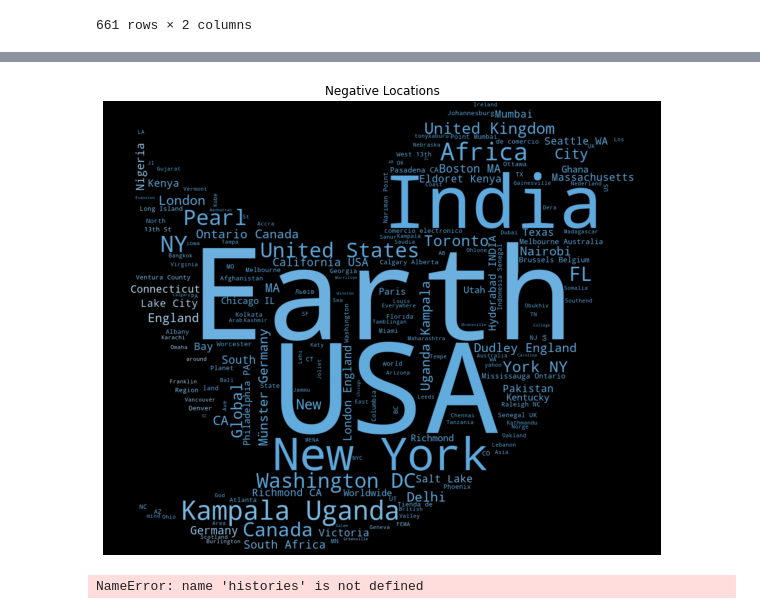
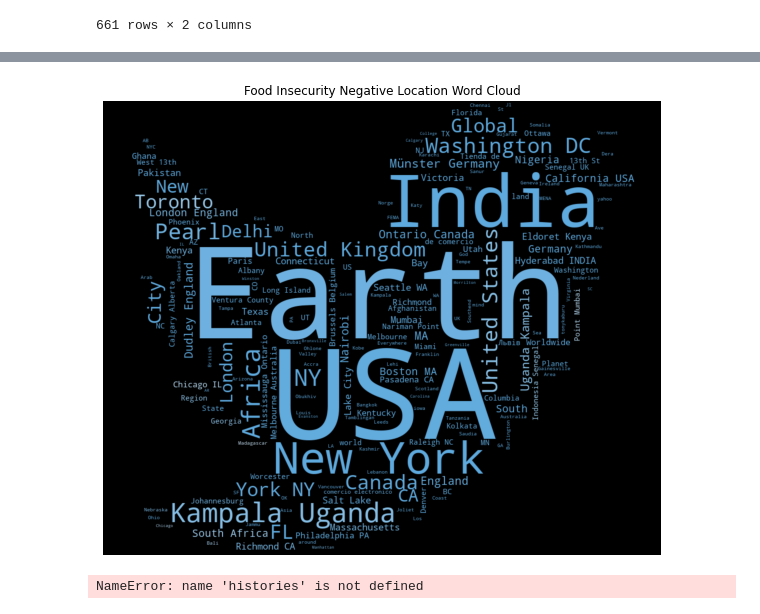
Before and after one commit to Reach2sudharsan/Sentiment-Analysis-of-Food-Insecurity, a Jupyter notebook: food-insecurity-analysis.ipynb, the cells around one changed output, grey strips where cells are left out. Cells and saved outputs as stored; diff of their text form; code cells hidden in the pictures.

```diff
--- a/food-insecurity-analysis.ipynb
+++ b/food-insecurity-analysis.ipynb
@@ -585,18 +588,18 @@ plt.show()
 # %%
 n_loc = ' '.join(text for text in n_food['location'])
 
 Mask = np.array(Image.open(requests.get('http://clipart-library.com/image_gallery2/Twitter-PNG-Image.png', stream=True).raw))
 image_colors = ImageColorGenerator(Mask)
 wc = WordCloud(background_color='black', height=1500, width=4000,mask=Mask).generate(n_loc)
 
 plt.figure(figsize=(10,10))
 plt.imshow(wc.recolor(color_func=image_colors),interpolation="hamming")
-plt.title('Negative Locations')
+plt.title('Food Insecurity Negative Location Word Cloud')
 plt.axis('off')
 plt.savefig('Negative_Locations.png')
 plt.show()
 # %% [output]
-[figure, old version]
+[figure, new version]
 # %%
 def plot_training(h, n_fold):
     # construct a plot that plots and saves the training history
```
Also changed, not shown: parts of 5 cells of this notebook, 16 other files.
